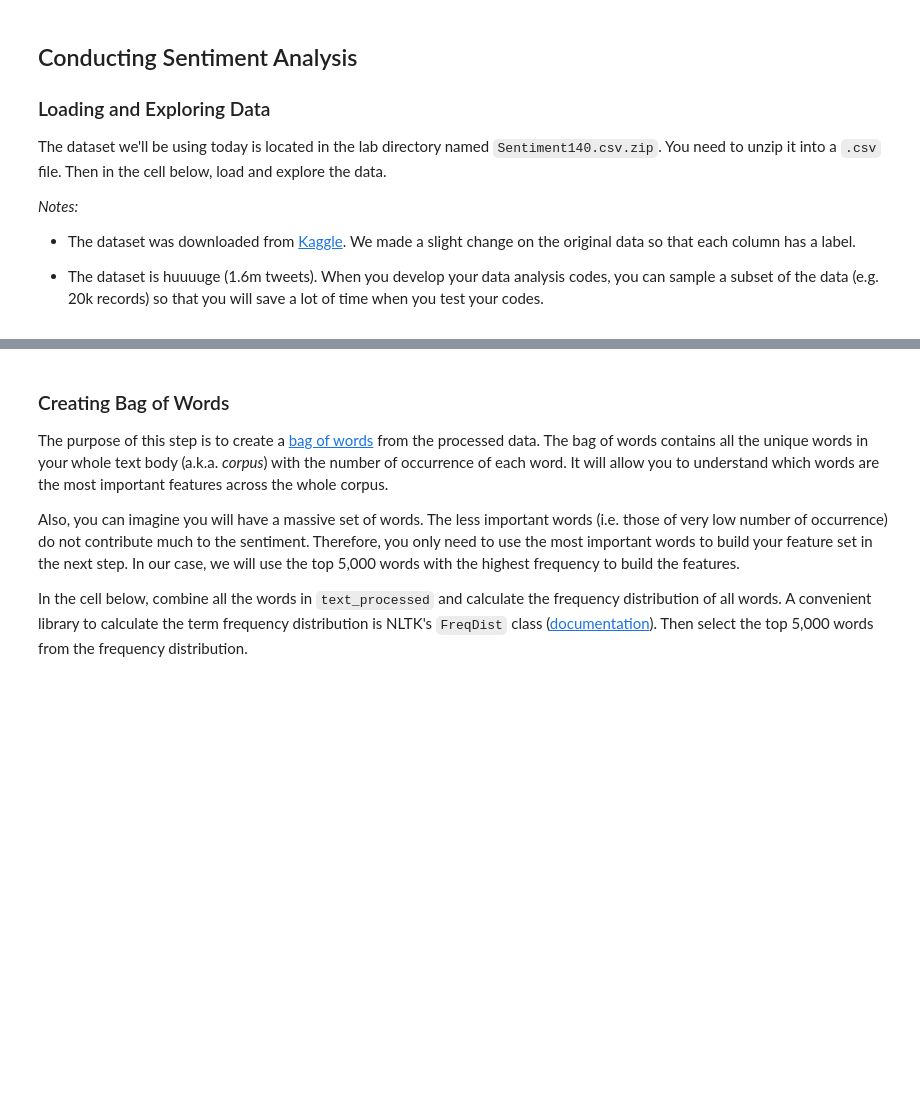
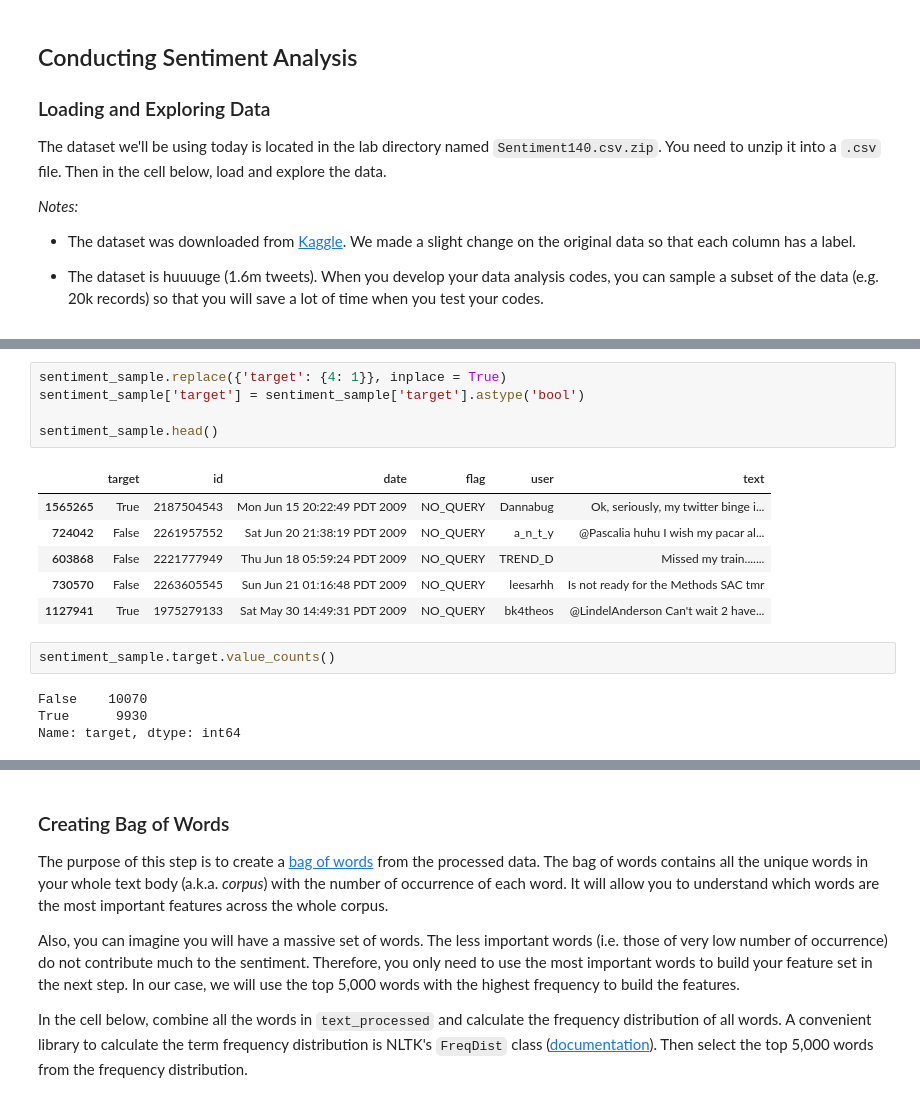
Before and after one commit to ta-data-bcn/lab-nlp, a Jupyter notebook: your-code/challenge-2.ipynb, the cells around one changed output, grey strips where cells are left out. Saved outputs shown, nothing was run; the diff lists cells and outputs as text; blank space fills up the shorter version.

```diff
--- a/your-code/challenge-2.ipynb
+++ b/your-code/challenge-2.ipynb
@@ -37,3 +137,21 @@ The dataset we'll be using today is located in the lab directory named `Sentimen
+# %%
+sentiment_sample.replace({'target': {4: 1}}, inplace = True)
+sentiment_sample['target'] = sentiment_sample['target'].astype('bool')
+
+sentiment_sample.head()
+# %% [output]
+|  | target | id | date | flag | user | text |
+| 1565265 | True | 2187504543 | Mon Jun 15 20:22:49 PDT 2009 | NO_QUERY | Dannabug | Ok, seriously, my twitter binge i... |
+| 724042 | False | 2261957552 | Sat Jun 20 21:38:19 PDT 2009 | NO_QUERY | a_n_t_y | @Pascalia huhu I wish my pacar al... |
+| 603868 | False | 2221777949 | Thu Jun 18 05:59:24 PDT 2009 | NO_QUERY | TREND_D | Missed my train....... |
+| 730570 | False | 2263605545 | Sun Jun 21 01:16:48 PDT 2009 | NO_QUERY | leesarhh | Is not ready for the Methods SAC tmr |
+| 1127941 | True | 1975279133 | Sat May 30 14:49:31 PDT 2009 | NO_QUERY | bk4theos | @LindelAnderson Can't wait 2 have... |
+# %%
+sentiment_sample.target.value_counts()
+# %% [output]
+False    10070
+True      9930
+Name: target, dtype: int64
 # %% [markdown]
 ### Prepare Textual Data for Sentiment Analysis
 
```
Also changed, not shown: parts of 25 cells of this notebook, 1 other file.
